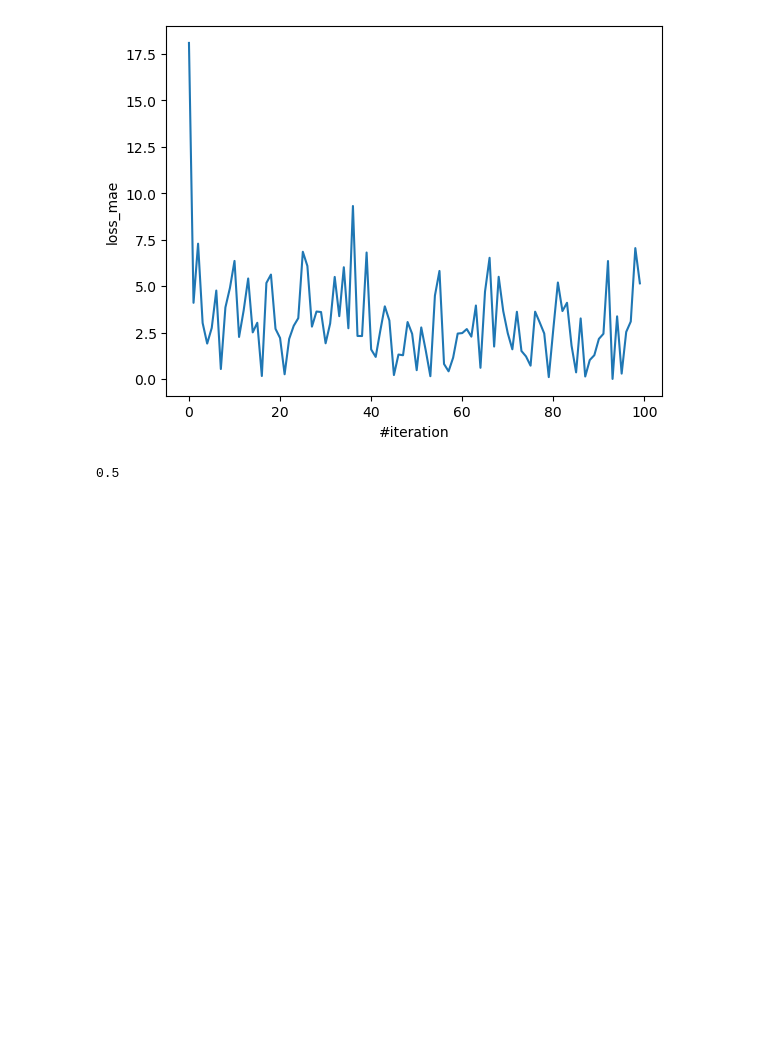
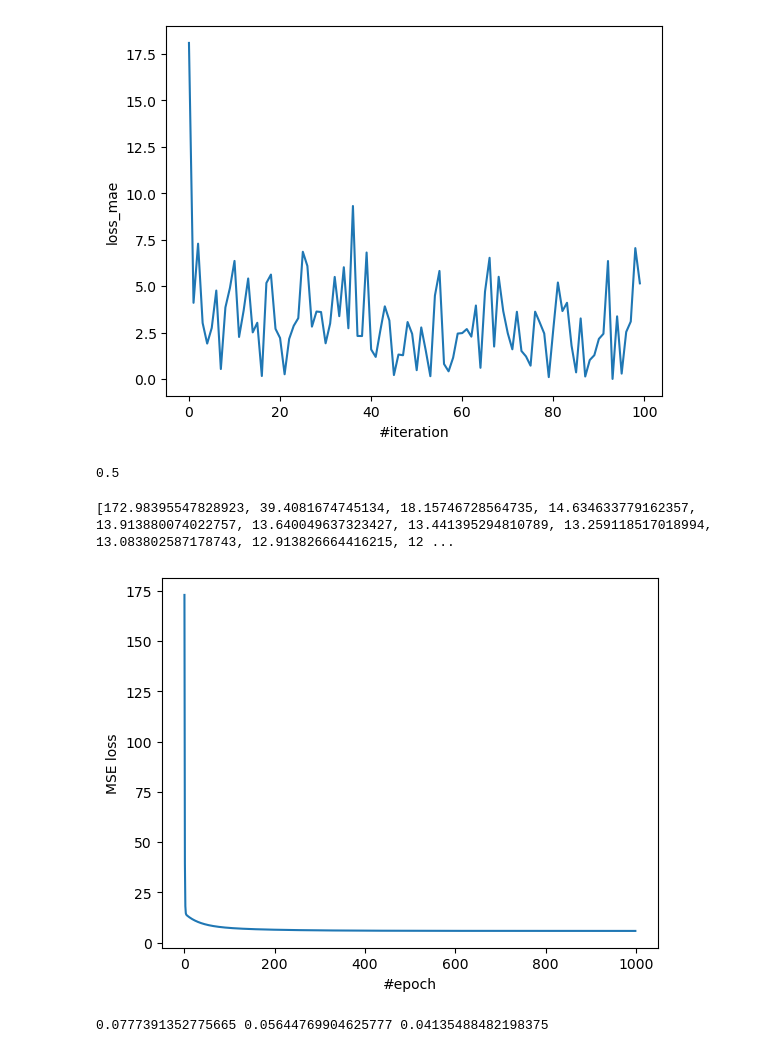
Before and after one commit to whyfor13/Streamlit-first, a Jupyter notebook: Exercise.ipynb, the cells around one changed output. Saved outputs shown, nothing was run; the diff lists cells and outputs as text; code cells hidden in the pictures; blank space fills up the shorter version.

```diff
--- a/Exercise.ipynb
+++ b/Exercise.ipynb
@@ -253,3 +254,74 @@ l = compute_loss_mae(y_hat=1, y=0.5)
 print(l)
 # %% [output]
 0.5
+# %%
+def implement_linear_regression_nsample(X_data, y_data, epoch_max=50, lr=1e-5):
+    losses = []
+    w1, w2, w3, b = initialize_params()
+    N = len(y_data)
+
+    for epoch in range(epoch_max):
+
+        loss_total = 0.0
+        dw1_total = 0.0
+        dw2_total = 0.0
+        dw3_total = 0.0
+        db_total = 0.0
+
+        for i in range(N):
+            # get a sample
+            x1 = X_data[0][i]
+            x2 = X_data[1][i]
+            x3 = X_data[2][i]
+            y = y_data[i]
+
+            # compute output
+            y_hat = predict(x1, x2, x3, w1, w2, w3, b)
+
+            # compute loss
+            loss = compute_loss(y, y_hat)
+
+            #accumulate loss
+            loss_total += loss
+
+            #compute gradient w1, w2, w3, b
+            dl_dw1 = compute_gradient_wi(x1, y, y_hat)
+            dl_dw2 = compute_gradient_wi(x2, y, y_hat)
+            dl_dw3 = compute_gradient_wi(x3, y, y_hat)
+            dl_db = compute_gradient_b(y, y_hat)
+
+            #accumulate gradient w1, w2, w3, b
+            dw1_total += dl_dw1
+            dw2_total += dl_dw2
+            dw3_total += dl_dw3
+            db_total += dl_db
+
+        # update parameters - after processing N samples
+        w1 = w1 - lr * (dw1_total/N)
+        w2 = w2 - lr * (dw2_total/N)
+        w3 = w3 - lr * (dw3_total/N)
+        b = b - lr * (db_total/N)
+
+        # logging
+        losses.append(loss_total/N)
+    return (w1, w2, w3, b, losses)
+
+
+(w1, w2, w3, b, losses) = implement_linear_regression_nsample(X, y, epoch_max=1000, lr=1e-5)
+print(losses)
+plt.plot(losses)
+plt.xlabel('#epoch')
+plt.ylabel('MSE loss')
+plt.show()
+# %% [output]
+[172.98395547828923, 39.4081674745134, 18.15746728564735, 14.634633779162357, 13.913880074022757, 13.640049637323427, 13.441395294810789, 13.259118517018994, 13.083802587178743, 12.913826664416215, 12 ...
+[figure, added]
+# %%
+# Multiple choice question 11 - no correct answer
+
+X,y = prepare_data(r'data/advertising.csv')
+# using MSE loss
+(w1,w2,w3,b,losses) = implement_linear_regression_nsample(X,y,epoch_max=50,lr=1e-5)
+print(w1, w2, w3)
+# %% [output]
+0.0777391352775665 0.05644769904625777 0.04135488482198375
```
Also changed, not shown: parts of 4 cells of this notebook.
